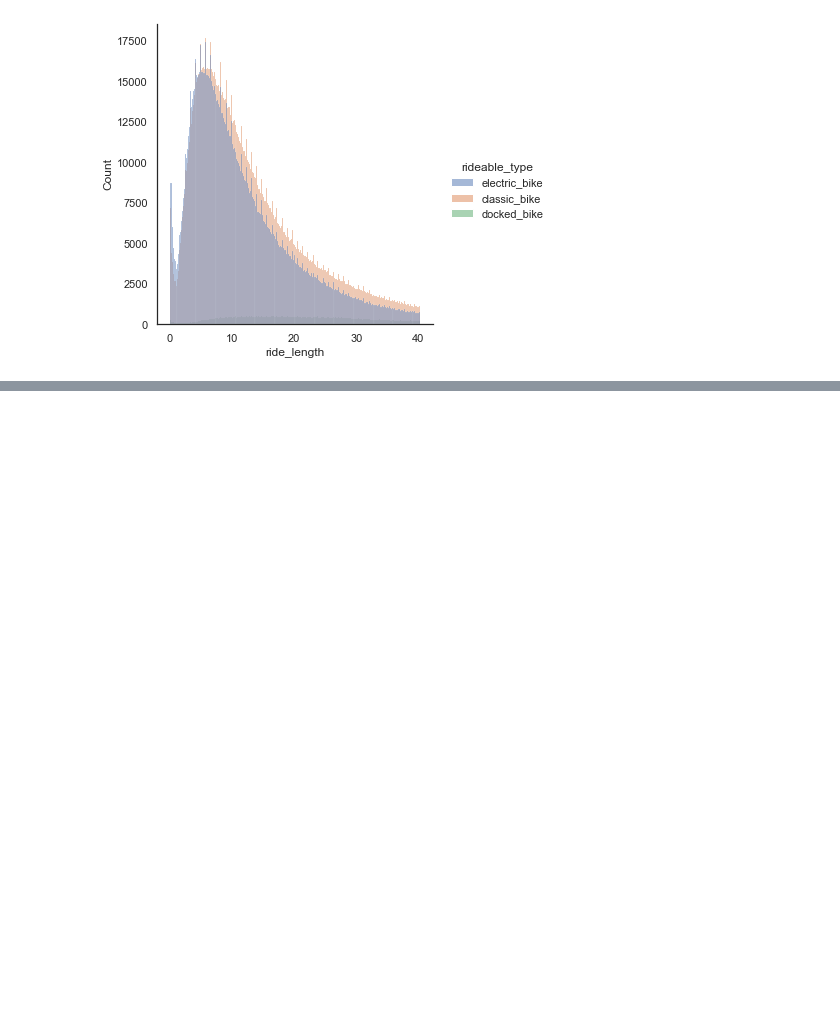
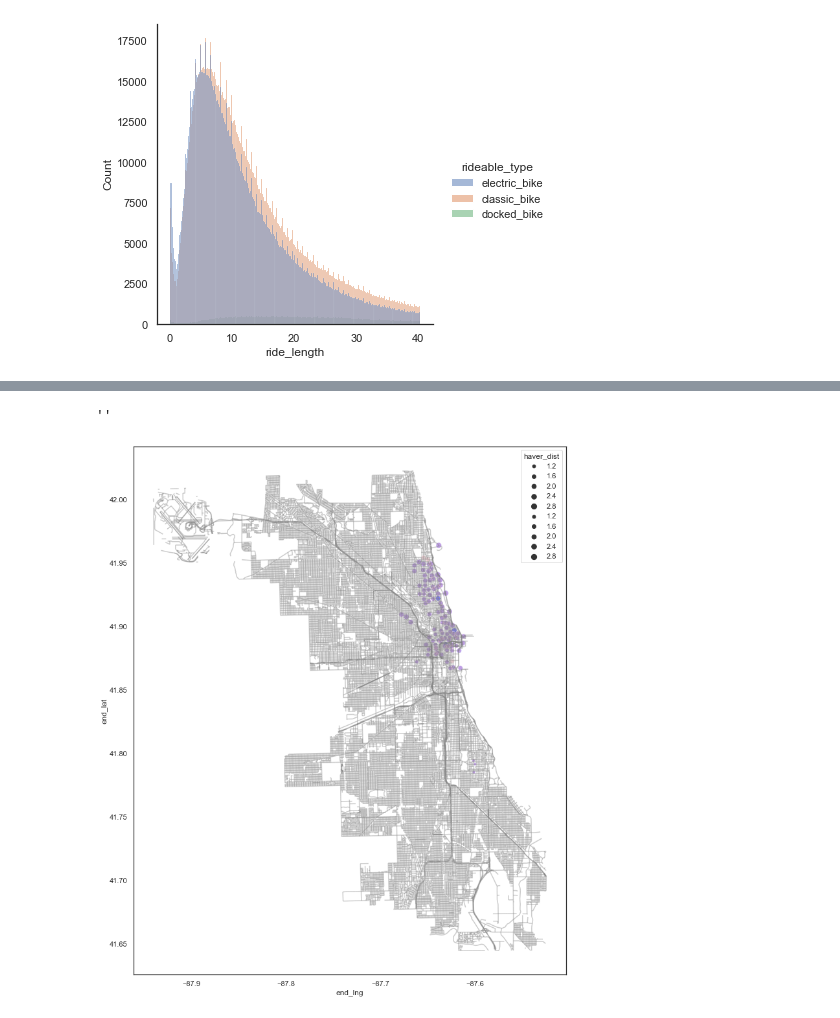
Before and after one commit to psyrgkan/Bikes-Visualization, a Jupyter notebook: clean_bikes.ipynb, the cells around one changed output, grey strips where cells are left out. Saved outputs shown, nothing was run; the diff lists cells and outputs as text; code cells hidden in the pictures; blank space fills up the shorter version.

```diff
--- a/clean_bikes.ipynb
+++ b/clean_bikes.ipynb
@@ -237,0 +239,4 @@ sns.displot(bikes, x="ride_length", hue="rideable_type");
+# %%
+top100_start_station = bikes['start_station_name'].value_counts().sort_values(ascending=False).reset_index()[:100]
+top100_start_station.columns = ["start_station_name", "count"]
+top100_start_station
@@ -237,0 +257,5 @@ sns.displot(bikes, x="ride_length", hue="rideable_type");
+# %%
+top100_start_station = top100_start_station.set_index('start_station_name').join(bikes.set_index('start_station_name'), how='inner', on='start_station_name')
+top100_start_station = top100_start_station.groupby(by='start_station_name').agg('mean')
+top100_start_station.reset_index(inplace=True)
+top100_start_station
@@ -237,0 +276,4 @@ sns.displot(bikes, x="ride_length", hue="rideable_type");
+# %%
+top100_end_station = bikes['end_station_name'].value_counts().sort_values(ascending=False).reset_index()[:100]
+top100_end_station.columns = ["end_station_name", "count"]
+top100_end_station
@@ -237,0 +294,5 @@ sns.displot(bikes, x="ride_length", hue="rideable_type");
+# %%
+top100_end_station = top100_end_station.set_index('end_station_name').join(bikes.set_index('end_station_name'), how='inner', on='end_station_name')
+top100_end_station = top100_end_station.groupby(by='end_station_name').agg('mean')
+top100_end_station.reset_index(inplace=True)
+top100_end_station
@@ -237,0 +313,9 @@ sns.displot(bikes, x="ride_length", hue="rideable_type");
+# %%
+fig, ax = plt.subplots(figsize=(15,15))
+street_file.plot(ax=ax, color='grey', alpha=0.4)
+sns.scatterplot(data=top100_end_station, x="end_lng", y="end_lat", color='blue', alpha=0.5, size='haver_dist')
+sns.scatterplot(data=top100_start_station, x="start_lng", y="start_lat", color='pink',alpha=0.5, size='haver_dist')
+;
+# %% [output]
+''
+[figure, added]
```
Also changed, not shown: parts of 8 cells of this notebook.
